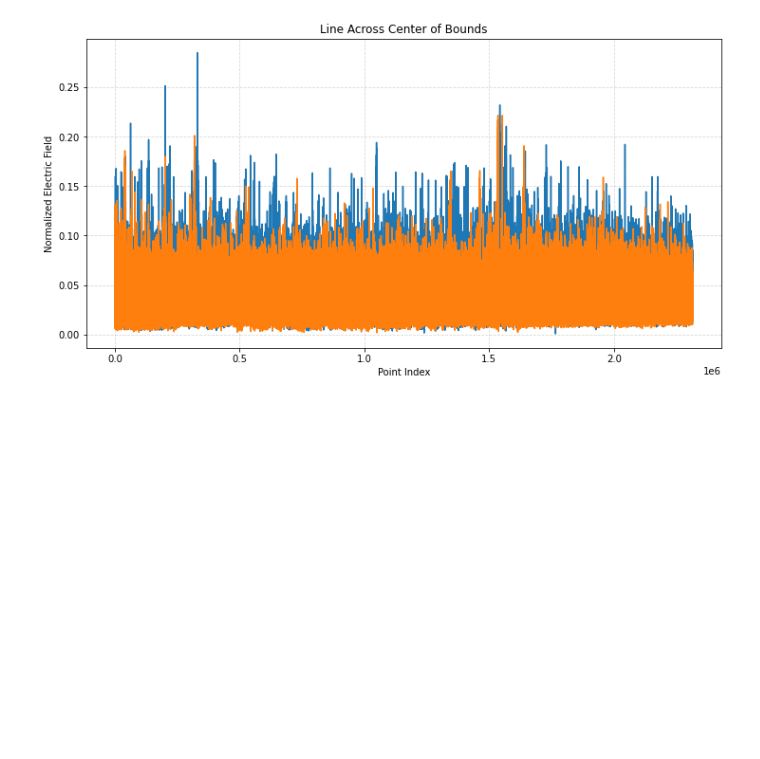
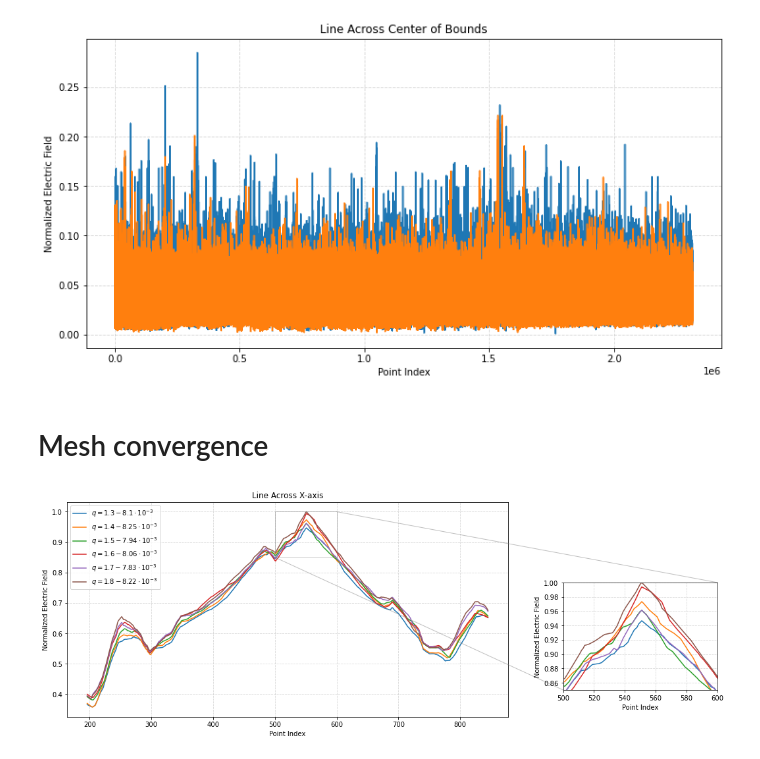
Before and after one commit to dimst23/BSc-Thesis, a Jupyter notebook: Supporting Scripts/figure_generation.ipynb, the cells around one changed output. Saved outputs shown, nothing was run; the diff lists cells and outputs as text; code cells hidden in the pictures; blank space fills up the shorter version.

```diff
--- a/Supporting Scripts/figure_generation.ipynb
+++ b/Supporting Scripts/figure_generation.ipynb
@@ -319,3 +319,5 @@ plt.show()
 #plt.savefig('../assets/images/center_of_bounds_line.pdf', bbox_inches='tight')
 # %% [output]
 [figure]
+# %% [markdown]
+# Mesh convergence
@@ -321,0 +332,45 @@ plt.show()
+# %%
+pd_list = []
+pd_list_norm = []
+std = []
+
+for i in range(3, 9):
+    a = pd.read_csv(os.path.join('data/', 'Mesh Convergence', 'convergence_1.' + str(i) + '.csv'), encoding='utf-8')
+    temp = a.loc[(a['mat_id'] >= 3)&(a['mat_id'] <= 8)]
+    pd_list.append(temp)
+    pd_list_norm.append(temp.max_modulation.rolling(window=50).mean().dropna())
+    std.append(temp.max_modulation.std())
+
+pds = pd.DataFrame(np.hstack(pd_list_norm))
+maximum_value = max(pds.max())
+# %%
+fig = plt.figure(figsize=(12, 6))
+ax1 = fig.add_subplot(1, 1, 1)
+
+for i in range(0, len(pd_list)):
+    ax1.plot(pd_list_norm[i].index, pd_list_norm[i]/maximum_value, label='$q = 1.' + str(i + 3) + ' - ' + str(np.round(std[i]*1000, 2)) + '\cdot 10^{-3}$')
+
+ax1.set_xlabel('Point Index')
+ax1.set_ylabel('Normalized Electric Field')
+
+ax1.legend()
+ax1.grid(True, ls = '--', alpha = 0.5)
+ax1.set_title('Line Across X-axis')
+
+zoom = ax1.inset_axes([1.125, 0.125, 0.35, 0.5])
+
+for i in range(0, len(pd_list)):
+    zoom.plot(pd_list_norm[i].index, pd_list_norm[i]/maximum_value)
+
+zoom.set_xlim(500, 600)
+zoom.set_ylim(0.85, 1)
+zoom.set_xlabel('Point Index')
+zoom.set_ylabel('Normalized Electric Field')
+zoom.grid(True, ls = '--', alpha = 0.5)
+
+ax1.indicate_inset_zoom(zoom)
+
+plt.show()
+#plt.savefig('../assets/images/x_axis_line_mesh_conv.pdf', bbox_inches='tight')
+# %% [output]
+[figure, added]
```
Also changed, not shown: parts of 1 cell of this notebook, 11 other files.
